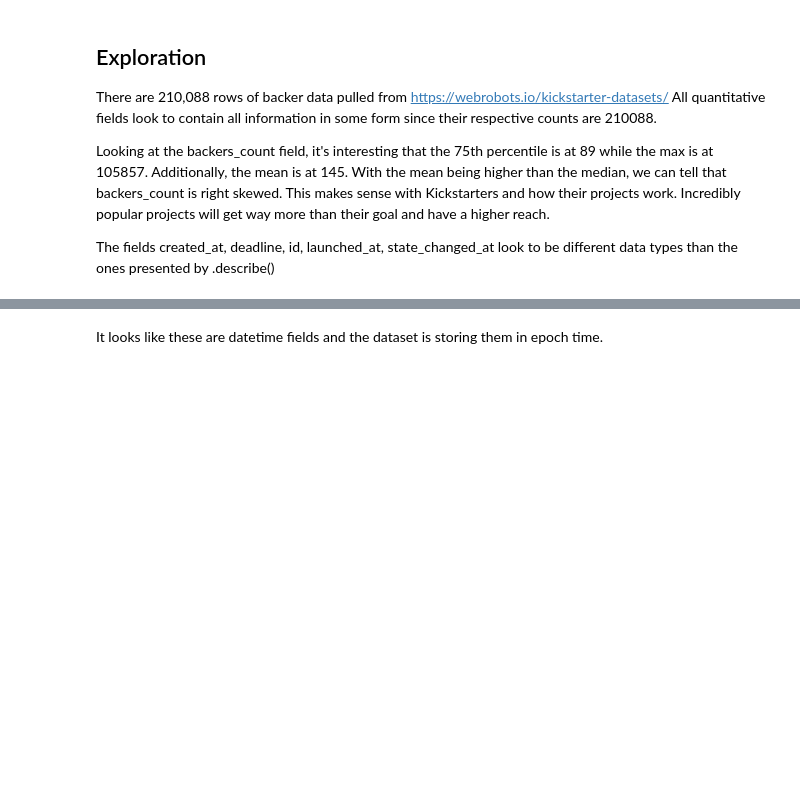
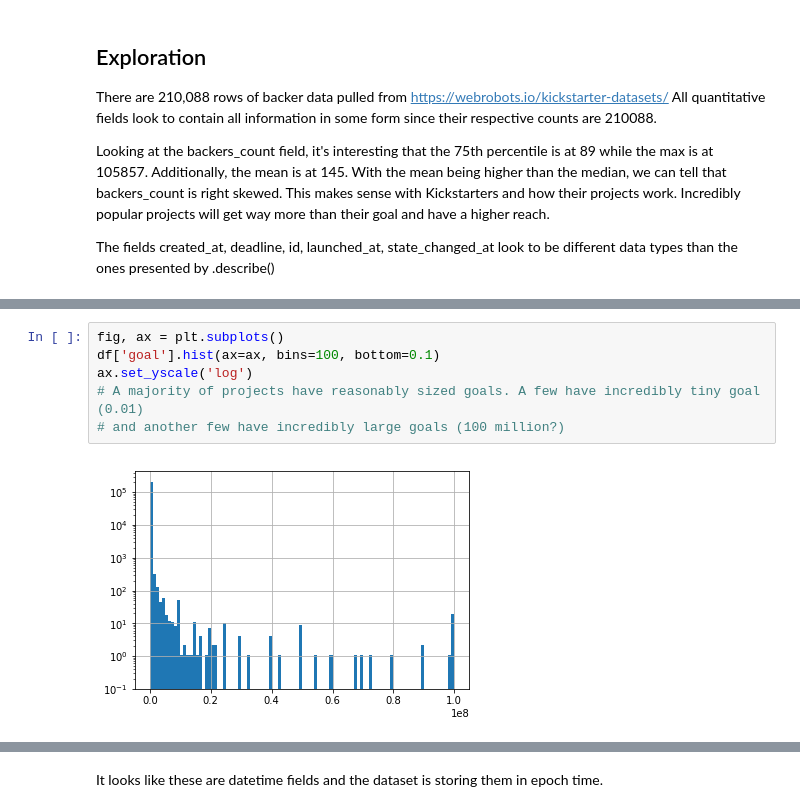
Before and after one commit to ohmgmatt/Springboard, a Jupyter notebook: capstone_one/Untitled.ipynb, the cells around one changed output, grey strips where cells are left out. Drawn from its saved outputs; the diff is of its cells as text; blank space fills up the shorter version.

```diff
--- a/capstone_one/Untitled.ipynb
+++ b/capstone_one/Untitled.ipynb
@@ -62,0 +246,8 @@ The fields created_at, deadline, id, launched_at, state_changed_at look to be di
+# %%
+fig, ax = plt.subplots()
+df['goal'].hist(ax=ax, bins=100, bottom=0.1)
+ax.set_yscale('log')
+# A majority of projects have reasonably sized goals. A few have incredibly tiny goal (0.01)
+# and another few have incredibly large goals (100 million?)
+# %% [output]
+[figure, added]
```
Also changed, not shown: parts of 20 cells of this notebook, 1 other file.
